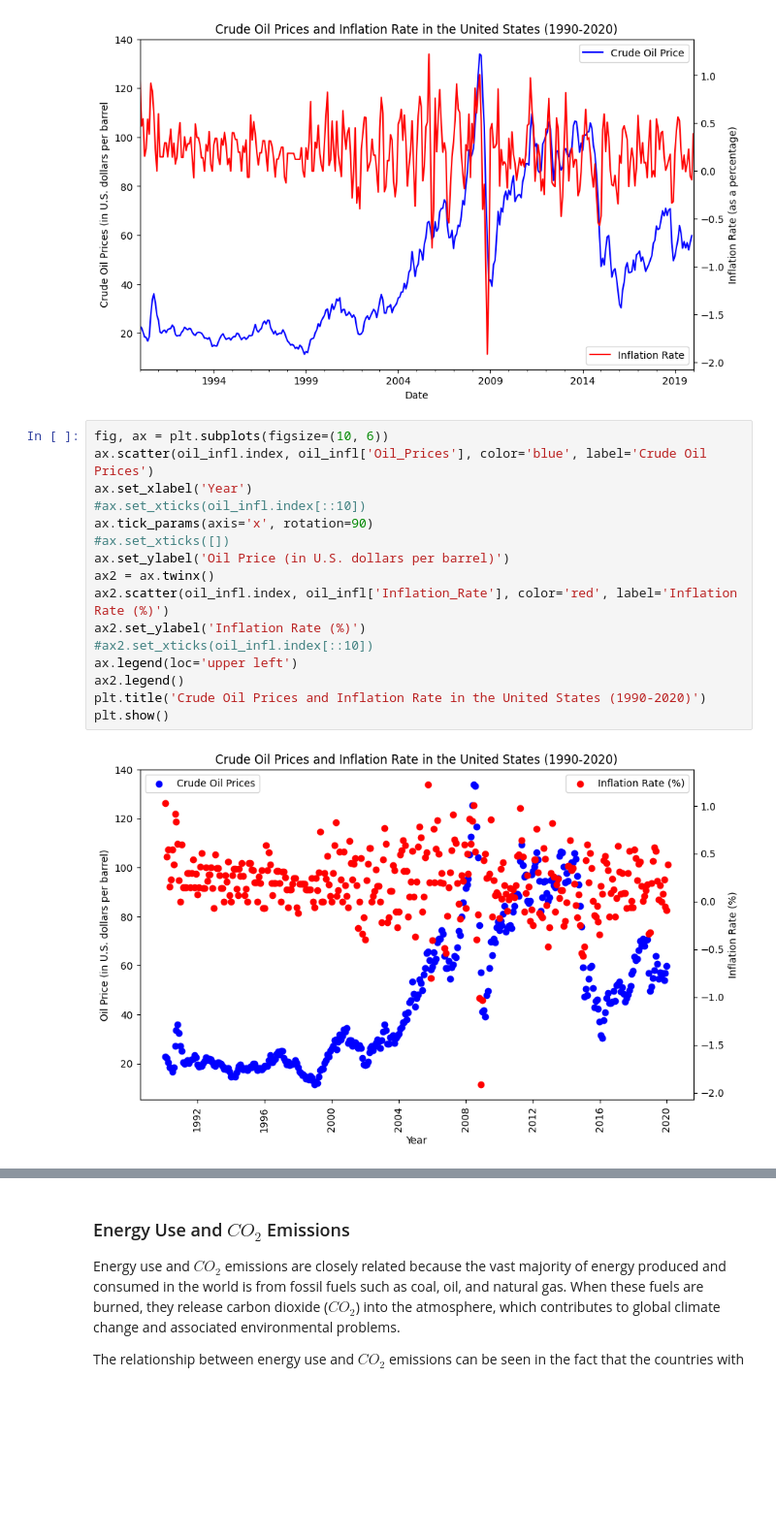
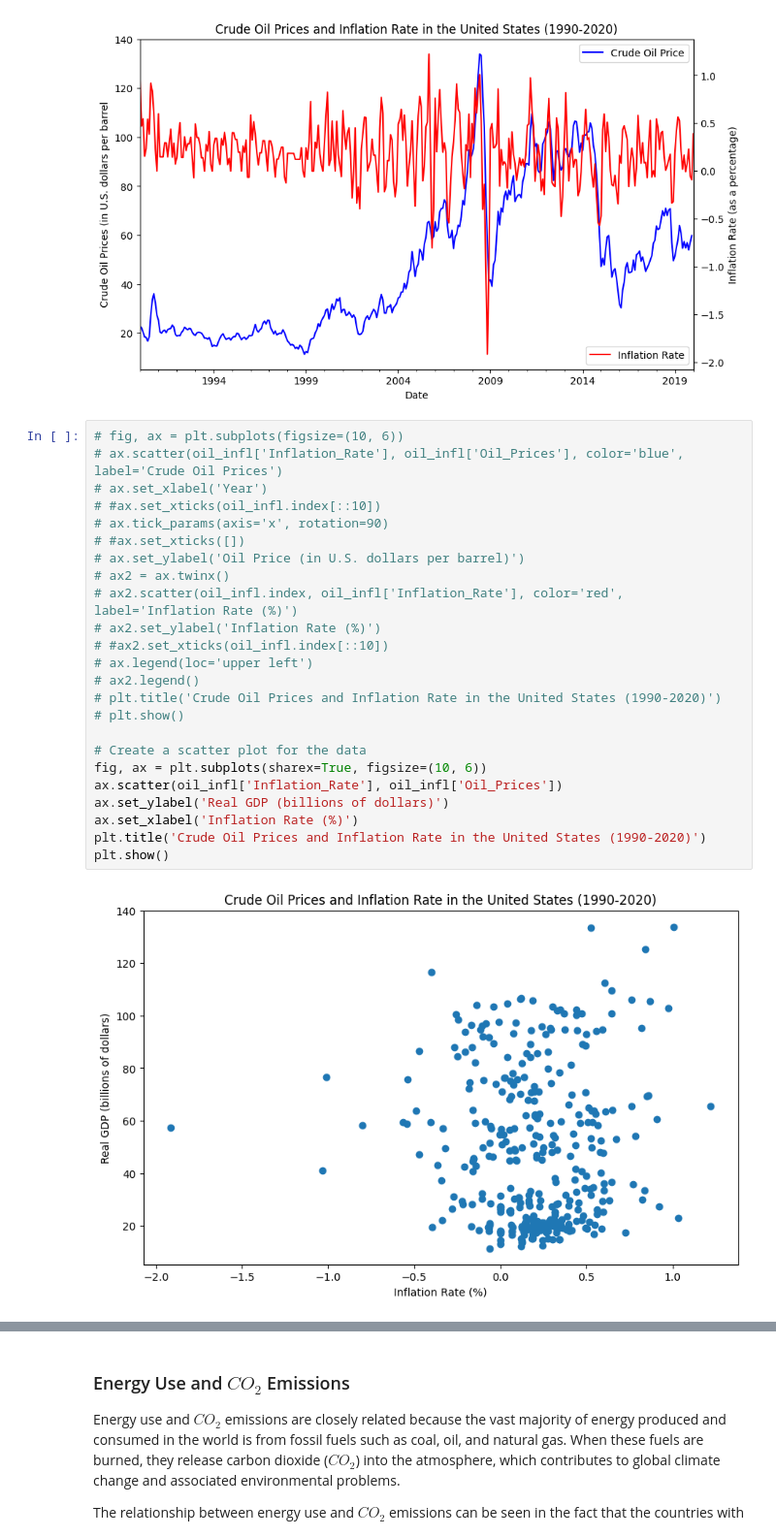
Before and after one commit to Tetteh96/ECON-611-Projects, a Jupyter notebook: Ch4/exercise2 Ch4.ipynb, the cells around one changed output, grey strips where cells are left out. Shown at 97% size. Saved outputs shown, nothing was run; the diff lists cells and outputs as text; blank space fills up the shorter version.

```diff
--- a/Ch4/exercise2 Ch4.ipynb
+++ b/Ch4/exercise2 Ch4.ipynb
@@ -188,20 +189,28 @@ ax1.legend(['Inflation Rate'], loc='lower right')
 <matplotlib.legend.Legend at 0x...>
 [figure]
 # %%
-fig, ax = plt.subplots(figsize=(10, 6))
-ax.scatter(oil_infl.index, oil_infl['Oil_Prices'], color='blue', label='Crude Oil Prices')
-ax.set_xlabel('Year')
-#ax.set_xticks(oil_infl.index[::10])
-ax.tick_params(axis='x', rotation=90)
-#ax.set_xticks([])
-ax.set_ylabel('Oil Price (in U.S. dollars per barrel)')
-ax2 = ax.twinx()
-ax2.scatter(oil_infl.index, oil_infl['Inflation_Rate'], color='red', label='Inflation Rate (%)')
-ax2.set_ylabel('Inflation Rate (%)')
-#ax2.set_xticks(oil_infl.index[::10])
-ax.legend(loc='upper left')
-ax2.legend()
+# fig, ax = plt.subplots(figsize=(10, 6))
+# ax.scatter(oil_infl['Inflation_Rate'], oil_infl['Oil_Prices'], color='blue', label='Crude Oil Prices')
+# ax.set_xlabel('Year')
+# #ax.set_xticks(oil_infl.index[::10])
+# ax.tick_params(axis='x', rotation=90)
+# #ax.set_xticks([])
+# ax.set_ylabel('Oil Price (in U.S. dollars per barrel)')
+# ax2 = ax.twinx()
+# ax2.scatter(oil_infl.index, oil_infl['Inflation_Rate'], color='red', label='Inflation Rate (%)')
+# ax2.set_ylabel('Inflation Rate (%)')
+# #ax2.set_xticks(oil_infl.index[::10])
+# ax.legend(loc='upper left')
+# ax2.legend()
+# plt.title('Crude Oil Prices and Inflation Rate in the United States (1990-2020)')
+# plt.show()
+
+# Create a scatter plot for the data
+fig, ax = plt.subplots(sharex=True, figsize=(10, 6))
+ax.scatter(oil_infl['Inflation_Rate'], oil_infl['Oil_Prices'])
+ax.set_ylabel('Real GDP (billions of dollars)')
+ax.set_xlabel('Inflation Rate (%)')
 plt.title('Crude Oil Prices and Inflation Rate in the United States (1990-2020)')
 plt.show()
 # %% [output]
-[figure, old version]
+[figure, new version]
```
Also changed, not shown: parts of 11 cells of this notebook, 1 other file.
